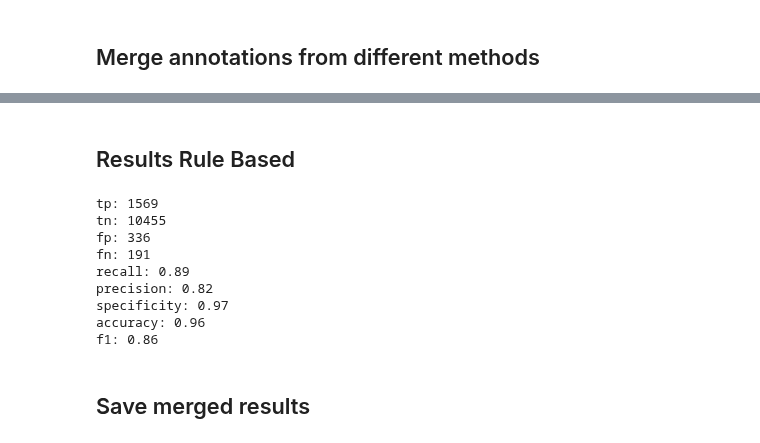
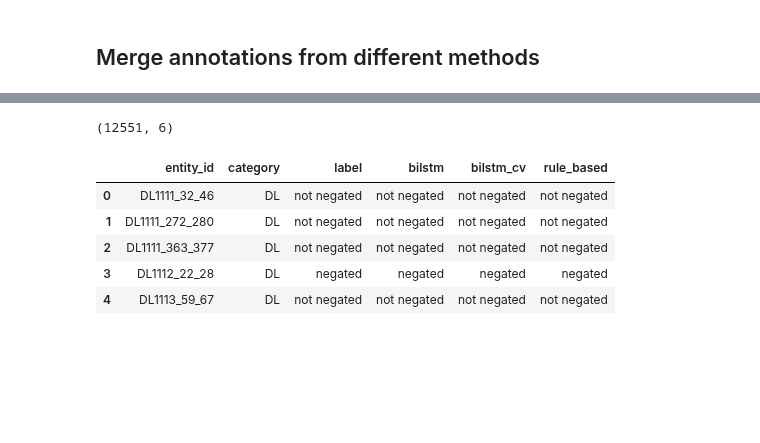
Before and after one commit to umcu/negation-detection, a Jupyter notebook: 01_general_evaluation.ipynb, the cells around one changed output, grey strips where cells are left out. Saved outputs shown, nothing was run; the diff lists cells and outputs as text; code cells hidden in the pictures; blank space fills up the shorter version.

```diff
--- a/01_general_evaluation.ipynb
+++ b/01_general_evaluation.ipynb
@@ -30,0 +23,5 @@ bilstm_annotations.shape
+# %%
+# Load biLSTM results
+bilstm_predictions = pd.read_csv(bilstm_predictions_file, sep=',')
+print(bilstm_predictions.shape)
+bilstm_predictions.head()
@@ -31,6 +60,6 @@ bilstm_annotations.shape
 # %%
 # Load annotated data
-result = []
+annotated_records = []
 for document in annotations['projects'][0]['documents']:
     document_name = document['name']
     text = document['text']
@@ -44,5 +73,20 @@ for document in annotations['projects'][0]['documents']:
 
         # Create custom ID
         entity_id = f'{document_name}_{start_char}_{end_char}'
-        result.append([entity_id, negation_value])
-results = pd.DataFrame(result, columns=['entity_id', 'label'])
+
+        # Extract category
+        if 'DL' in document_name:
+            category = 'DL'
+        elif 'GP' in document_name:
+            category = 'GP'
+        elif 'RD' in document_name:
+            category = 'RD'
+        else:
+            category = 'SP'
+
+        # Create row
+        annotated_records.append([entity_id, category, negation_value])
+
+annotated_data = pd.DataFrame(annotated_records, columns=['entity_id', 'category', 'label'])
+print(annotated_data.shape)
+annotated_data.head()
@@ -79,16 +102,0 @@ f1: 0.99
-# %% [markdown]
-## Results Rule Based
-# %%
-print_statistics(results, 'rule_based')
-# %% [output]
-tp: 1569
-tn: 10455
-fp: 336
-fn: 191
-recall: 0.89
-precision: 0.82
-specificity: 0.97
-accuracy: 0.96
-f1: 0.86
-# %% [markdown]
-## Save merged results
@@ -96,0 +103,15 @@ results.to_csv(merged_result_file, index=False, compression='gzip')
+# %%
+results = pd.merge(left=annotated_data, right = bilstm_predictions, left_on='entity_id', right_on='entity_id')
+results = pd.merge(left=results, right = bilstm_predictions_cv, left_on='entity_id', right_on='entity_id')
+results = pd.merge(left=results, right = ruled_based_predictions, left_on='entity_id', right_on='entity_id')
+results.to_csv(merged_result_file, index=False, compression='gzip', line_terminator='\n')
+print(results.shape)
+results.head(5)
+# %% [output]
+(12551, 6)
+|  | entity_id | category | label | bilstm | bilstm_cv | rule_based |
+| 0 | DL1111_32_46 | DL | not negated | not negated | not negated | not negated |
+| 1 | DL1111_272_280 | DL | not negated | not negated | not negated | not negated |
+| 2 | DL1111_363_377 | DL | not negated | not negated | not negated | not negated |
+| 3 | DL1112_22_28 | DL | negated | negated | negated | negated |
+| 4 | DL1113_59_67 | DL | not negated | not negated | not negated | not negated |
```
Also changed, not shown: parts of 22 cells of this notebook, 1 other file.
